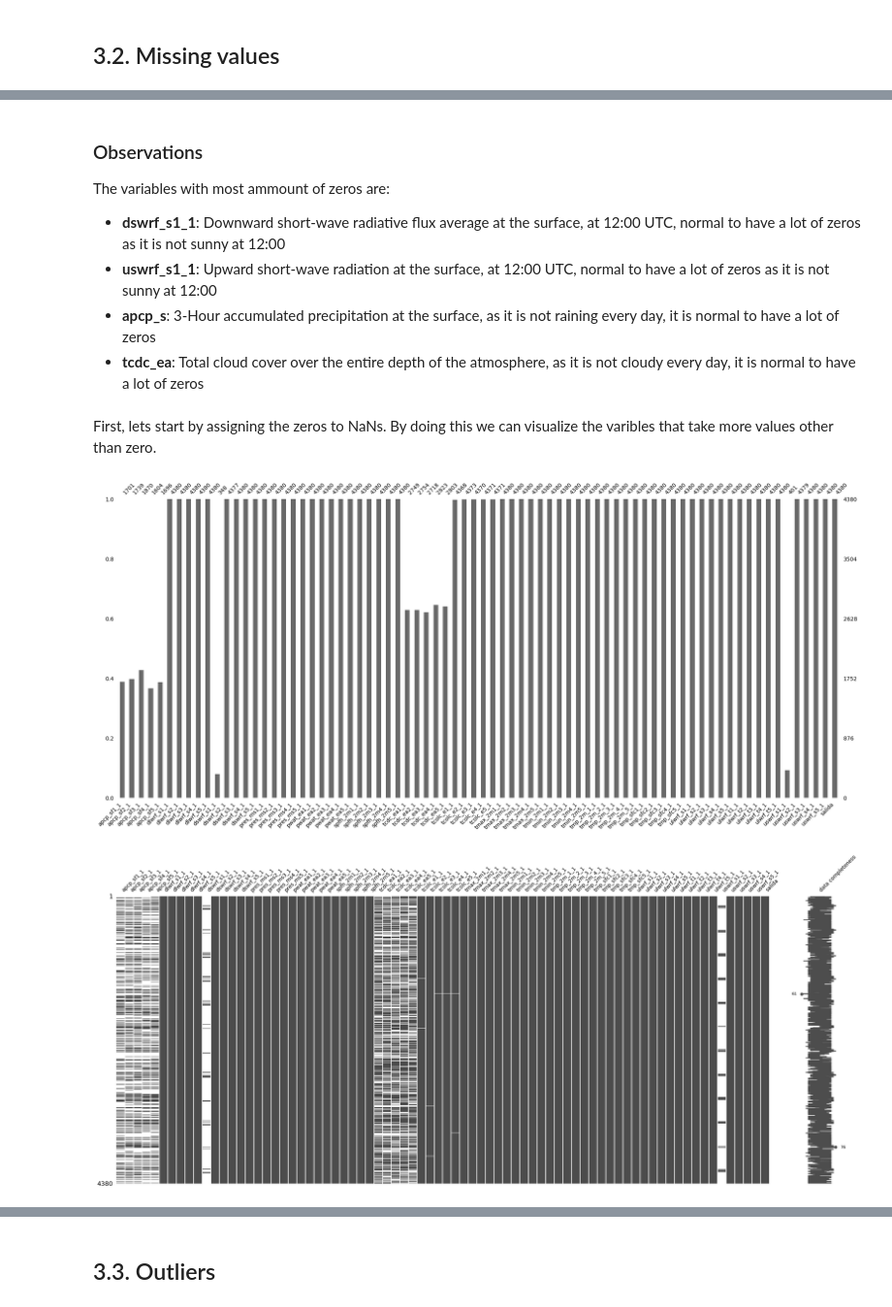
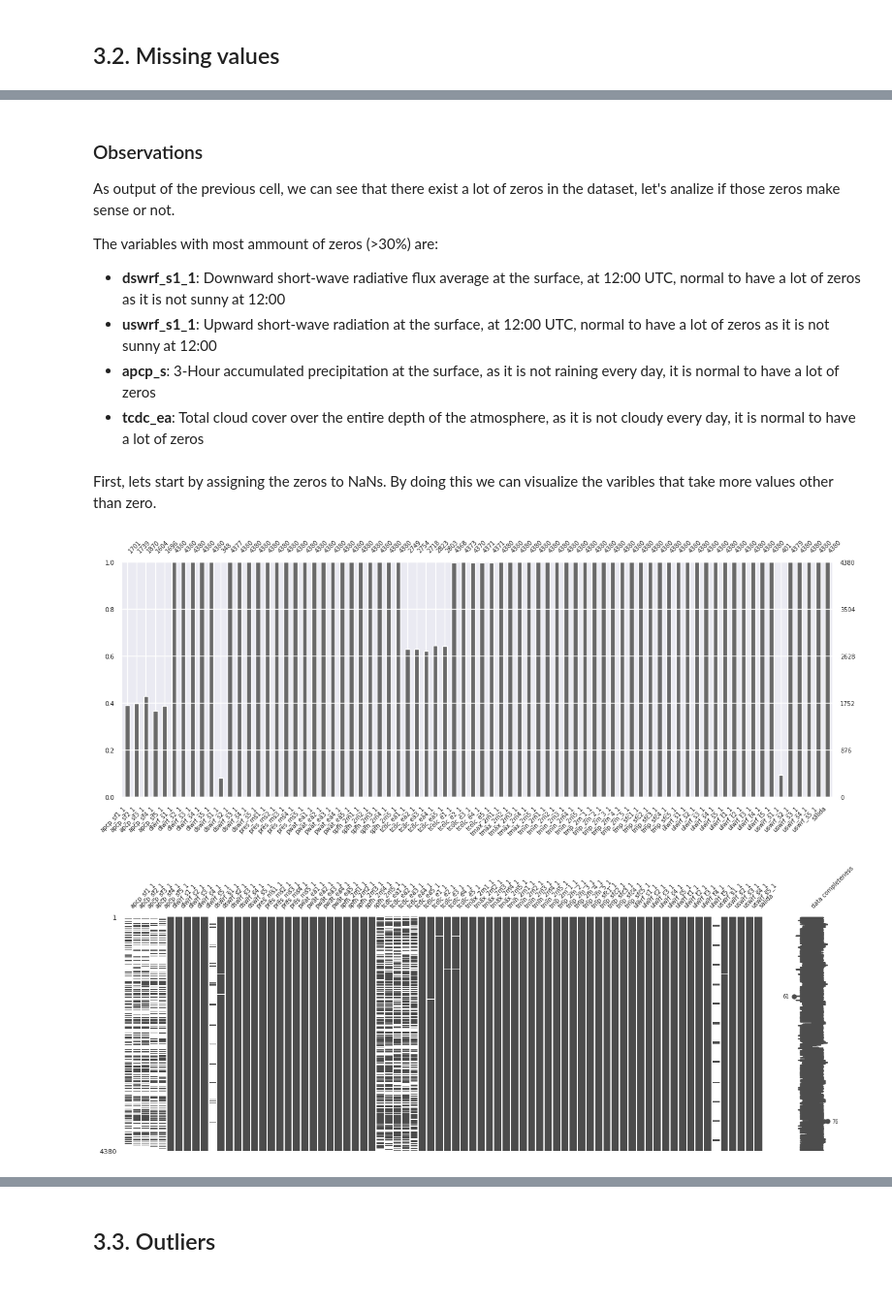
Before and after one commit to carlosiborra/AMS-2013-2014-Solar-Energy-Prediction-Contest, a Jupyter notebook: code/model.ipynb, the cells around one changed output, grey strips where cells are left out. Shown at 97% size. Saved outputs shown, nothing was run; the diff lists cells and outputs as text; code cells hidden in the pictures.

```diff
--- a/code/model.ipynb
+++ b/code/model.ipynb
@@ -162,7 +172,9 @@ memory usage: 2.6+ MB
 # %% [markdown]
 ### Observations
 
-The variables with most ammount of zeros are:
+As output of the previous cell, we can see that there exist a lot of zeros in the dataset, let's analize if those zeros make sense or not.
+
+The variables with most ammount of zeros (>30%) are:
 
 - **dswrf_s1_1**: Downward short-wave radiative flux average at the surface, at 12:00 UTC, normal to have a lot of zeros as it is not sunny at 12:00
 - **uswrf_s1_1**: Upward short-wave radiation at the surface, at 12:00 UTC, normal to have a lot of zeros as it is not sunny at 12:00
@@ -174,16 +186,16 @@ First, lets start by assigning the zeros to NaNs. By doing this we can visualize
 disp_df_nan = disp_df.replace(0.0, np.nan)
 # %%
 # Sustitute 0.0 values with NaN and plot the name of the columns with missing values
-msno.bar(disp_df_nan, labels=True, fontsize=10)
+msno.bar(disp_df_nan, labels=True, fontsize=7, figsize=(15, 5))
 # Exporting image as png to ../data/img folder
 plt.savefig("../data/img/missing_values.png")
 # %% [output]
-[figure, old version]
+[figure, new version]
 # %%
 # """ Plotting the missing values in a matrix """
-msno.matrix(disp_df_nan, labels=True, fontsize=10, color=(.3, .3, .3))
+msno.matrix(disp_df_nan, labels=True, fontsize=7, figsize=(15, 5), color=(.3, .3, .3))
 # # Exporting image as png to ../data/img folder
 plt.savefig("../data/img/missing_values_matrix.png")
 # %% [output]
-[figure, old version]
+[figure, new version]
 # %%
```
Also changed, not shown: parts of 15 cells of this notebook, 5 other files.
